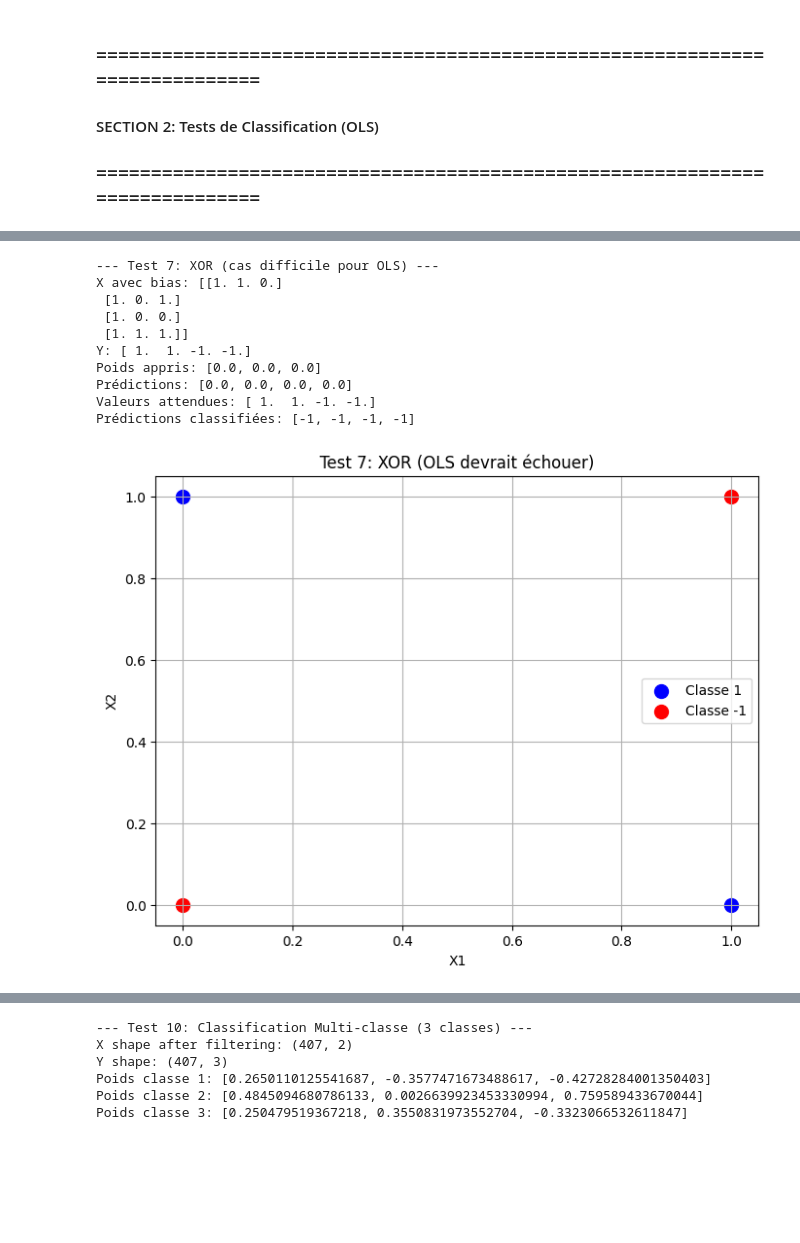
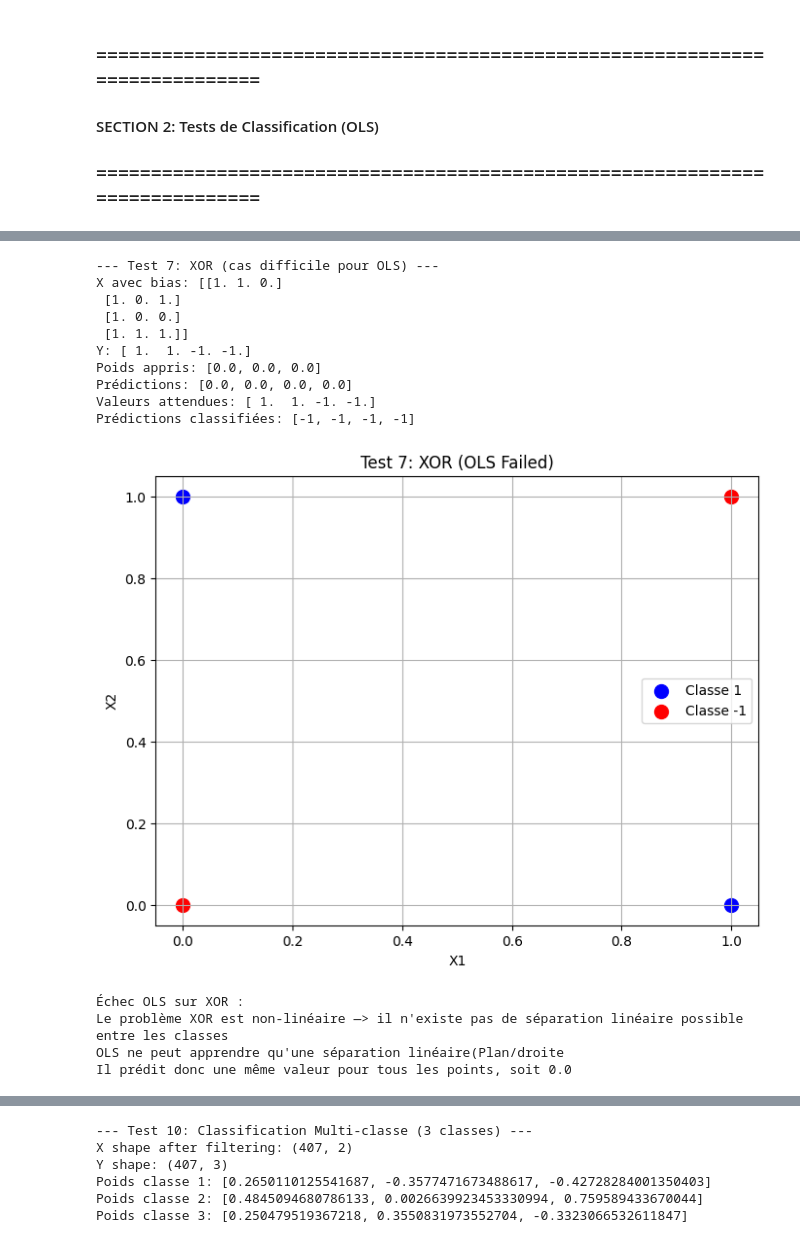
Before and after one commit to PA-2025/better_tensorflow, a Jupyter notebook: python/case_test_note_book/ols.ipynb, the cells around one changed output, grey strips where cells are left out. Cells and saved outputs as stored; diff of their text form; code cells hidden in the pictures; blank space fills up the shorter version.

Commit message:
ols-classification : add conclusions for each test ...

```diff
--- a/python/case_test_note_book/ols.ipynb
+++ b/python/case_test_note_book/ols.ipynb
@@ -378,34 +377,43 @@ print(f"Poids appris: {weights7}")
 
 # Prediction
 predictions7 = bt.predict_ols(X7_bias.tolist(), weights7)
 print(f"Prédictions: {predictions7}")
 print(f"Valeurs attendues: {Y7}")
 
 # Apply classification threshold
 predictions7_class = [1 if p > 0 else -1 for p in predictions7]
 print(f"Prédictions classifiées: {predictions7_class}")
 
 # Viz
 plt.figure(figsize=(8, 6))
 plt.scatter(X7[Y7 == 1, 0], X7[Y7 == 1, 1], color='blue', label='Classe 1', s=100)
 plt.scatter(X7[Y7 == -1, 0], X7[Y7 == -1, 1], color='red', label='Classe -1', s=100)
 plt.xlabel('X1')
 plt.ylabel('X2')
-plt.title('Test 7: XOR (OLS devrait échouer)')
+plt.title('Test 7: XOR (OLS Failed)')
 plt.legend()
 plt.grid(True)
 plt.show()
+
+print("Échec OLS sur XOR :")
+print("Le problème XOR est non-linéaire —> il n'existe pas de séparation linéaire possible entre les classes")
+print("OLS ne peut apprendre qu'une séparation linéaire(Plan/droite")
+print("Il prédit donc une même valeur pour tous les points, soit 0.0")
 # %% [output]
 --- Test 7: XOR (cas difficile pour OLS) ---
 X avec bias: [[1. 1. 0.]
  [1. 0. 1.]
  [1. 0. 0.]
  [1. 1. 1.]]
 Y: [ 1.  1. -1. -1.]
 Poids appris: [0.0, 0.0, 0.0]
 Prédictions: [0.0, 0.0, 0.0, 0.0]
 Valeurs attendues: [ 1.  1. -1. -1.]
 Prédictions classifiées: [-1, -1, -1, -1]
-[figure, old version]
+[figure, new version]
+Échec OLS sur XOR :
+Le problème XOR est non-linéaire —> il n'existe pas de séparation linéaire possible entre les classes
+OLS ne peut apprendre qu'une séparation linéaire(Plan/droite
+Il prédit donc une même valeur pour tous les points, soit 0.0
 # %%
 # A supprimer @mohamed
```
Also changed, not shown: parts of 13 cells of this notebook.
